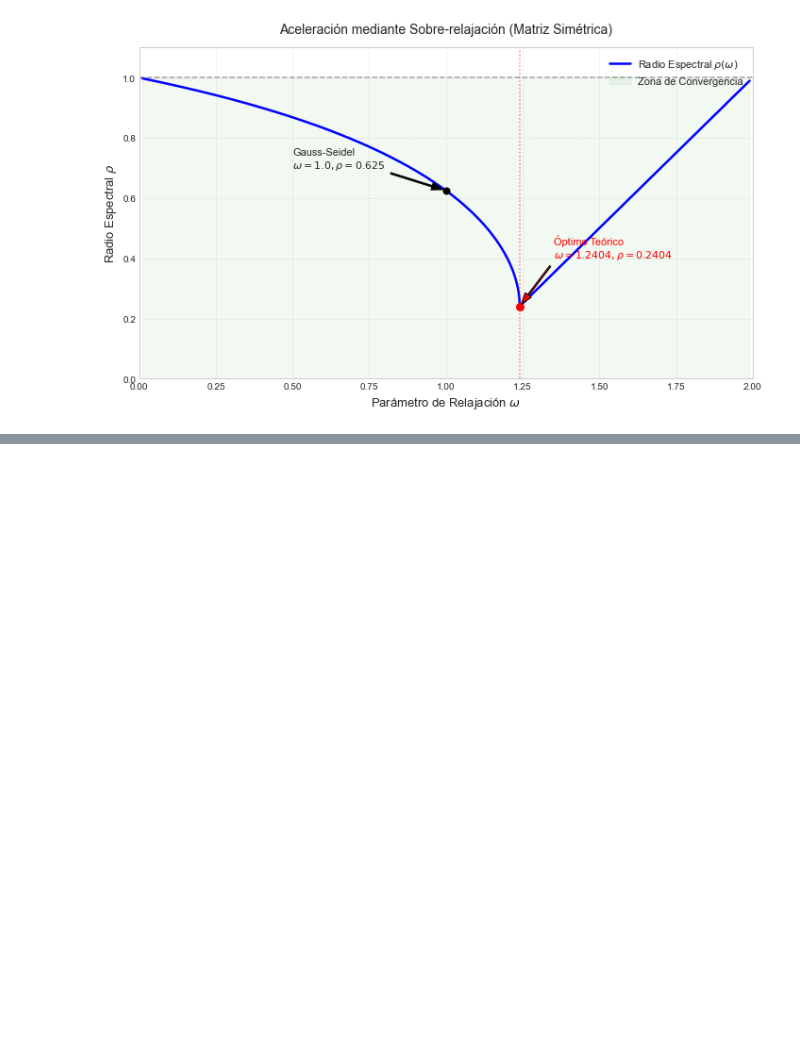
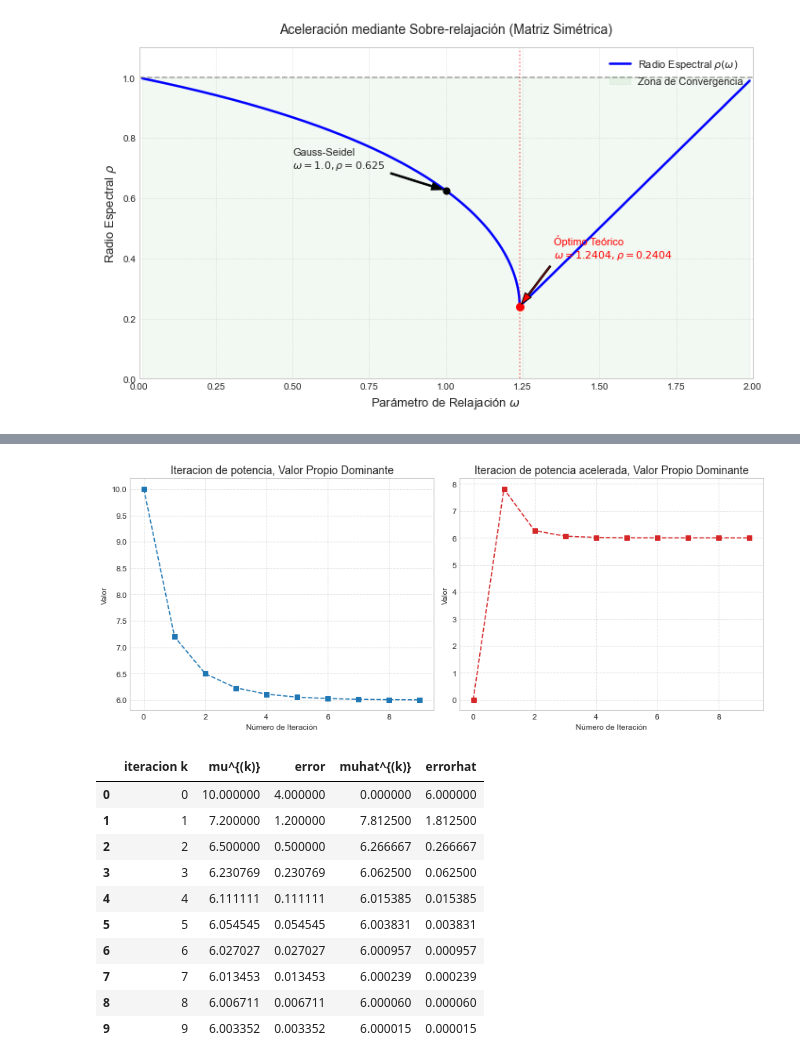
Before and after one commit to ManuelSanchezUribe/MAT2605_UC_labs, a Jupyter notebook: Lab05/lab05.ipynb, the cells around one changed output, grey strips where cells are left out. Cells and saved outputs as stored; diff of their text form; code cells hidden in the pictures; blank space fills up the shorter version.

```diff
--- a/Lab05/lab05.ipynb
+++ b/Lab05/lab05.ipynb
@@ -352,0 +473,45 @@ plt.show()
+# %%
+A2 = np.array([[-4,14,0],[-5,13,0],[-1,0,2]],dtype=np.float64); x0 = np.ones(3)
+# iteracion de potencia
+mu,x = iteracion_de_potencia(A2, x0, MAXITER=10)
+# iteracion de potencia acelerada
+A2 = np.array([[-4,14,0],[-5,13,0],[-1,0,2]],dtype=np.float64); x0 = np.ones(3)
+muhat,x = iteracion_de_potencia_acelerada(A2, x0, MAXITER=10)
+
+# Figure
+fig, axs = plt.subplots(1, 2, figsize=(12, 5))
+
+axs[0].plot(range(len(mu)), mu, '--s', color='tab:blue')
+axs[0].set_title('Iteracion de potencia, Valor Propio Dominante', fontsize=14)
+axs[0].set_xlabel('Número de Iteración')
+axs[0].set_ylabel('Valor')
+axs[0].grid(True, linestyle='--', alpha=0.6)
+
+axs[1].plot(range(len(muhat)), muhat, '--s', color='tab:red')
+axs[1].set_title('Iteracion de potencia acelerada, Valor Propio Dominante', fontsize=14)
+axs[1].set_xlabel('Número de Iteración')
+axs[1].set_ylabel('Valor')
+axs[1].grid(True, linestyle='--', alpha=0.6)
+
+plt.tight_layout(); plt.show()
+
+
+# Convergencia
+muexact = 6.0
+error = [np.abs(mu[i]-muexact) for i in range(len(mu))]
+errorhat = [np.abs(muhat[i]-muexact) for i in range(len(muhat))]
+df = pd.DataFrame({'iteracion k': np.arange(len(mu)), 'mu^{(k)}': mu, 'error': error,  'muhat^{(k)}': muhat, 'errorhat': errorhat })
+df
+# %% [output]
+[figure, added]
+|  | iteracion k | mu^{(k)} | error | muhat^{(k)} | errorhat |
+| 0 | 0 | 10.000000 | 4.000000 | 0.000000 | 6.000000 |
+| 1 | 1 | 7.200000 | 1.200000 | 7.812500 | 1.812500 |
+| 2 | 2 | 6.500000 | 0.500000 | 6.266667 | 0.266667 |
+| 3 | 3 | 6.230769 | 0.230769 | 6.062500 | 0.062500 |
+| 4 | 4 | 6.111111 | 0.111111 | 6.015385 | 0.015385 |
+| 5 | 5 | 6.054545 | 0.054545 | 6.003831 | 0.003831 |
+| 6 | 6 | 6.027027 | 0.027027 | 6.000957 | 0.000957 |
+| 7 | 7 | 6.013453 | 0.013453 | 6.000239 | 0.000239 |
+| 8 | 8 | 6.006711 | 0.006711 | 6.000060 | 0.000060 |
+| 9 | 9 | 6.003352 | 0.003352 | 6.000015 | 0.000015 |
```
Also changed, not shown: parts of 6 cells of this notebook.
